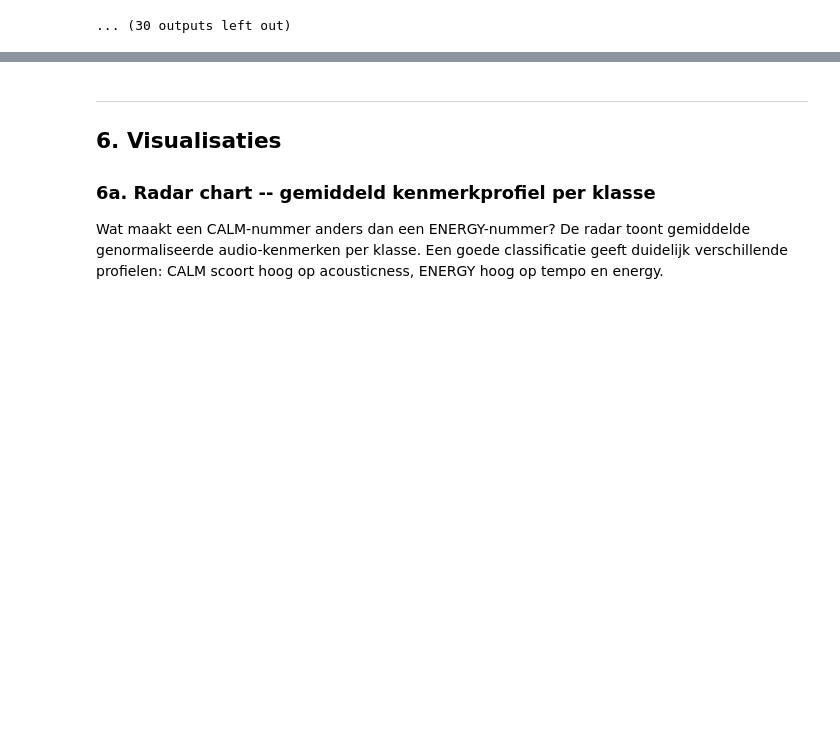
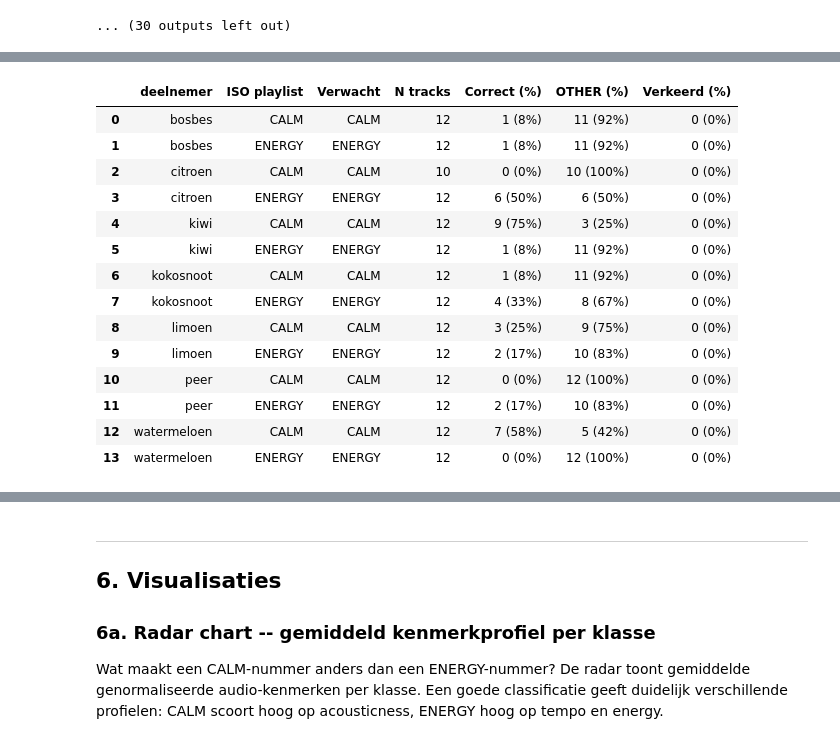
Before and after one commit to astridverschraege/spotify-project, a Jupyter notebook: notebooks/ml/3_music_class_supervised.ipynb, the cells around one changed output, grey strips where cells are left out. Saved outputs shown, nothing was run; the diff lists cells and outputs as text; code cells hidden in the pictures; blank space fills up the shorter version.

```diff
--- a/notebooks/ml/3_music_class_supervised.ipynb
+++ b/notebooks/ml/3_music_class_supervised.ipynb
@@ -751,0 +771,68 @@ for codename, (df_c, _, _) in results.items():
+# %%
+validation_rows = []
+
+for codename, (df_c, _, scaler) in results.items():
+    pl_dir = PLAYLISTS_DIR / codename / 'playlists_generated'
+
+    for iso_type, expected_class in [('calm', 'calm'), ('energy', 'energy')]:
+        # Files follow pattern {codename}_{type}_playlist.csv
+        iso_path = pl_dir / f'{codename}_{iso_type}_playlist.csv'
+        if not iso_path.exists():
+            continue
+
+        iso_df = pd.read_csv(iso_path)
+        missing = [c for c in SCORING_FEATURES if c not in iso_df.columns]
+        if missing:
+            continue
+
+        iso_df = iso_df.dropna(subset=SCORING_FEATURES)
+        if iso_df.empty:
+            continue
+
+        # Normaliseer met de per-deelnemer scaler
+        X_iso = iso_df[SCORING_FEATURES].values
+        X_scaled = scaler.transform(X_iso)
+        df_iso_scaled = pd.DataFrame(X_scaled, columns=SCORING_FEATURES)
+
+        arousal = sum(
+            weight * df_iso_scaled[feat] for feat, weight in AROUSAL_WEIGHTS.items()
+        )
+        predicted = [
+            'calm'   if a < CALM_THRESHOLD and v >= VALENCE_FLOOR else
+            'energy' if a > ENERGY_THRESHOLD else 'other'
+            for a, v in zip(arousal, df_iso_scaled['valence'])
+        ]
+
+        n_total   = len(predicted)
+        n_correct = predicted.count(expected_class)
+        n_other   = predicted.count('other')
+        n_wrong   = n_total - n_correct - n_other
+
+        validation_rows.append({
+            'deelnemer':    codename,
+            'ISO playlist': iso_type.upper(),
+            'Verwacht':     expected_class.upper(),
+            'N tracks':     n_total,
+            'Correct (%)':  f"{n_correct} ({n_correct/n_total*100:.0f}%)" if n_total else '-',
+            'OTHER (%)':    f"{n_other}  ({n_other/n_total*100:.0f}%)"   if n_total else '-',
+            'Verkeerd (%)': f"{n_wrong}  ({n_wrong/n_total*100:.0f}%)"   if n_total else '-',
+        })
+
+if validation_rows:
+    val_df = pd.DataFrame(validation_rows)
+    print("ISO-playlist validatie (drempelwaarde-classifier vs. ISO-gegenereerde playlists):")
+    display(val_df)
+    print()
+    correct_counts = [
+        int(r['Correct (%)'].split('(')[0].strip()) / int(r['N tracks'])
+        for r in validation_rows if r['N tracks'] > 0
+    ]
+    avg_correct = sum(correct_counts) / len(correct_counts) * 100 if correct_counts else 0
+    print(f"Gemiddelde correctheid over alle ISO-playlists: {avg_correct:.0f}%")
+    if avg_correct < 60:
+        print("Waarschuwing: < 60% correctheid -- drempelwaarden zijn niet goed afgestemd op ISO-criteria.")
+    else:
+        print("Validatie geslaagd: classifier reproduceert ISO-categorieën voldoende.")
+else:
+    print("Geen ISO-playlists gevonden. Voer eerst spotify_cli.py generate [codename] uit.")
+# %% [output]
@@ -751,0 +840,15 @@ for codename, (df_c, _, _) in results.items():
+|  | deelnemer | ISO playlist | Verwacht | N tracks | Correct (%) | OTHER (%) | Verkeerd (%) |
+| 0 | bosbes | CALM | CALM | 12 | 1 (8%) | 11 (92%) | 0 (0%) |
+| 1 | bosbes | ENERGY | ENERGY | 12 | 1 (8%) | 11 (92%) | 0 (0%) |
+| 2 | citroen | CALM | CALM | 10 | 0 (0%) | 10 (100%) | 0 (0%) |
+| 3 | citroen | ENERGY | ENERGY | 12 | 6 (50%) | 6 (50%) | 0 (0%) |
+| 4 | kiwi | CALM | CALM | 12 | 9 (75%) | 3 (25%) | 0 (0%) |
+| 5 | kiwi | ENERGY | ENERGY | 12 | 1 (8%) | 11 (92%) | 0 (0%) |
+| 6 | kokosnoot | CALM | CALM | 12 | 1 (8%) | 11 (92%) | 0 (0%) |
+| 7 | kokosnoot | ENERGY | ENERGY | 12 | 4 (33%) | 8 (67%) | 0 (0%) |
+| 8 | limoen | CALM | CALM | 12 | 3 (25%) | 9 (75%) | 0 (0%) |
+| 9 | limoen | ENERGY | ENERGY | 12 | 2 (17%) | 10 (83%) | 0 (0%) |
+| 10 | peer | CALM | CALM | 12 | 0 (0%) | 12 (100%) | 0 (0%) |
+| 11 | peer | ENERGY | ENERGY | 12 | 2 (17%) | 10 (83%) | 0 (0%) |
+| 12 | watermeloen | CALM | CALM | 12 | 7 (58%) | 5 (42%) | 0 (0%) |
+| 13 | watermeloen | ENERGY | ENERGY | 12 | 0 (0%) | 12 (100%) | 0 (0%) |
```
Also changed, not shown: parts of 4 cells of this notebook, 14 other files.
